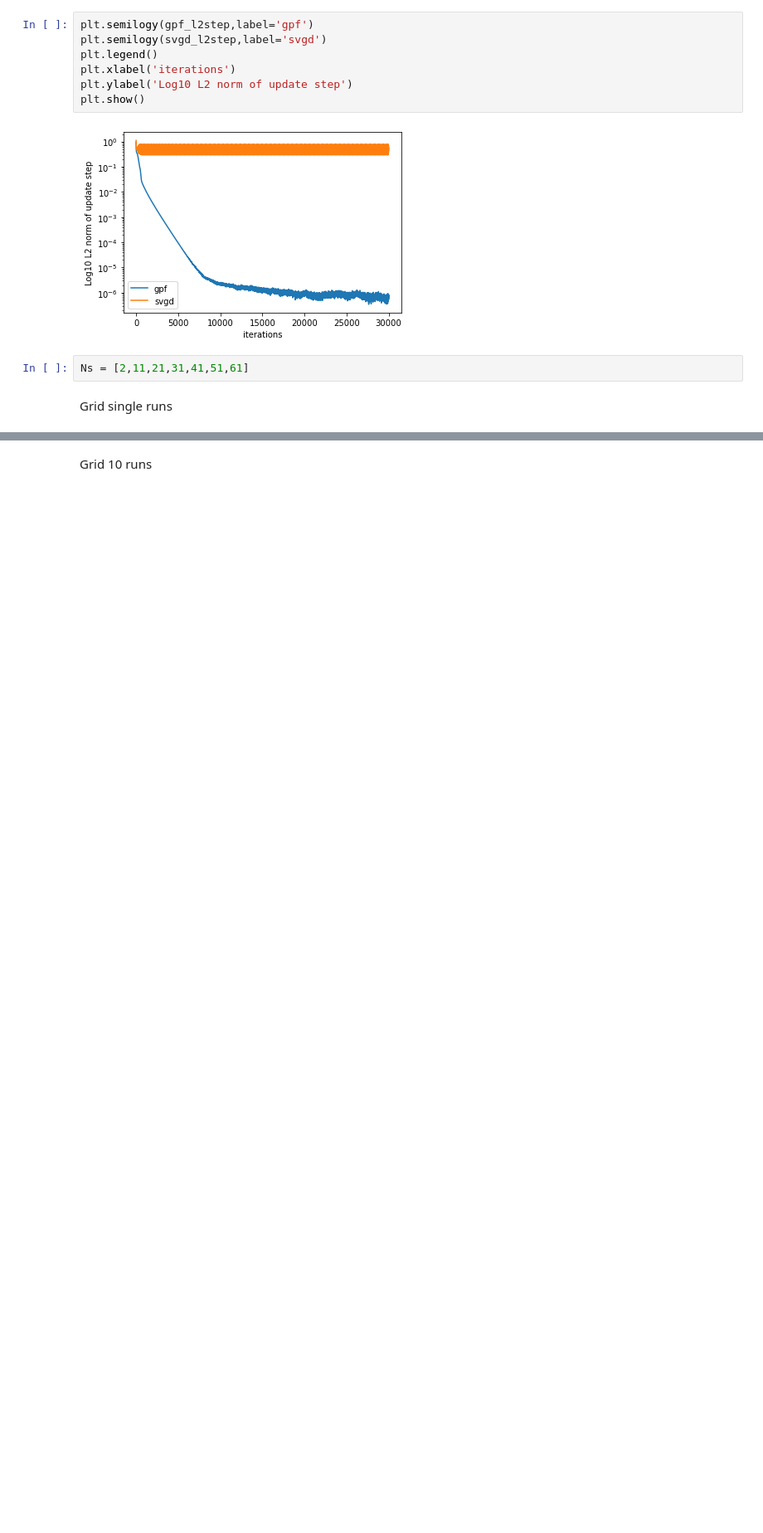
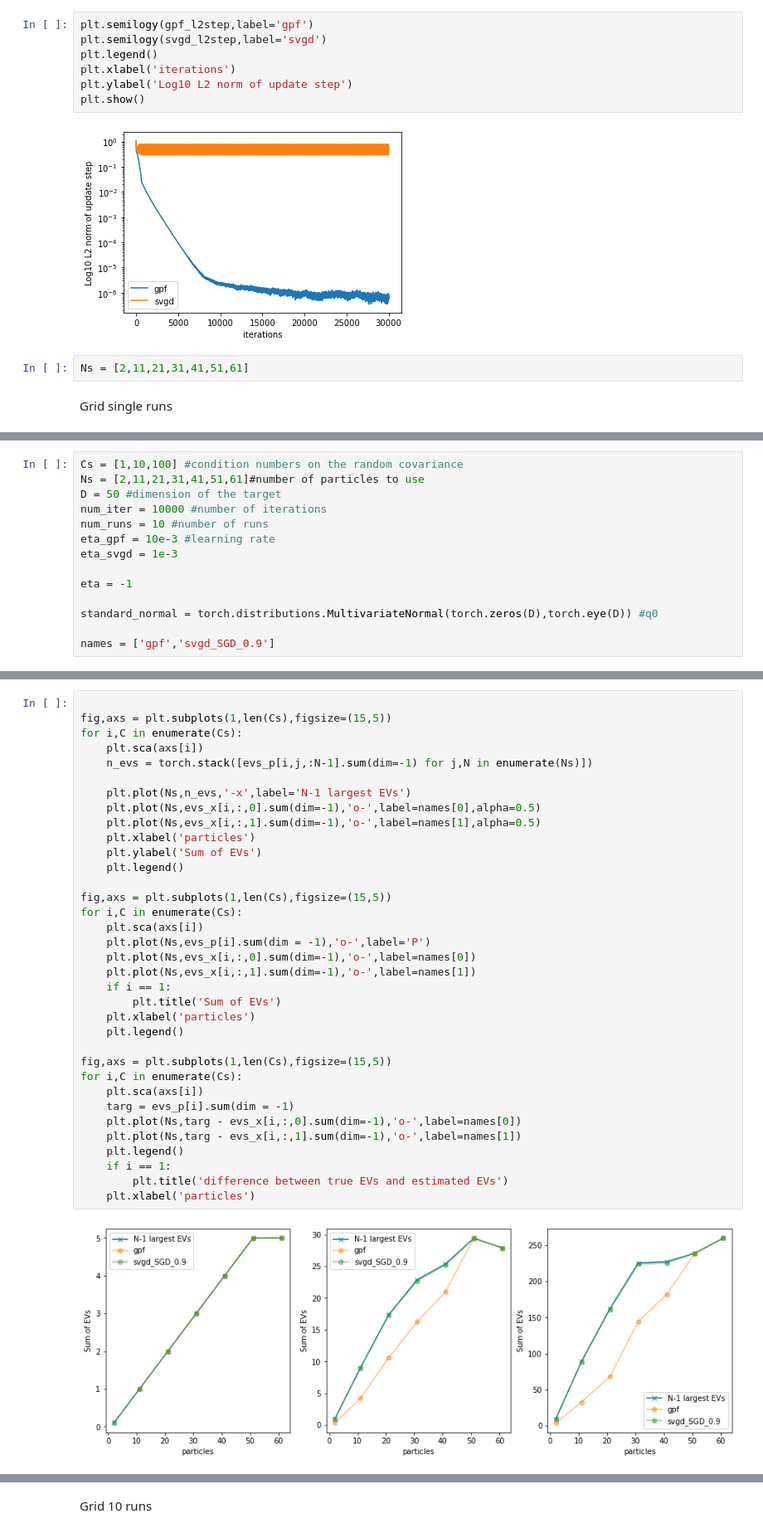
Before and after one commit to jthuemmel/linear_svgd, a Jupyter notebook: Results.ipynb, the cells around one changed output, grey strips where cells are left out. Shown at 83% size. Cells and saved outputs as stored; diff of their text form; blank space fills up the shorter version.

```diff
--- a/Results.ipynb
+++ b/Results.ipynb
@@ -200,0 +197,14 @@ for i,C in enumerate(Cs):
+# %%
+Cs = [1,10,100] #condition numbers on the random covariance
+Ns = [2,11,21,31,41,51,61]#number of particles to use
+D = 50 #dimension of the target
+num_iter = 10000 #number of iterations
+num_runs = 10 #number of runs
+eta_gpf = 10e-3 #learning rate
+eta_svgd = 1e-3
+
+eta = -1
+
+standard_normal = torch.distributions.MultivariateNormal(torch.zeros(D),torch.eye(D)) #q0
+
+names = ['gpf','svgd_SGD_0.9']
@@ -200,0 +276,37 @@ for i,C in enumerate(Cs):
+# %%
+
+fig,axs = plt.subplots(1,len(Cs),figsize=(15,5))
+for i,C in enumerate(Cs):
+    plt.sca(axs[i])
+    n_evs = torch.stack([evs_p[i,j,:N-1].sum(dim=-1) for j,N in enumerate(Ns)])
+
+    plt.plot(Ns,n_evs,'-x',label='N-1 largest EVs')
+    plt.plot(Ns,evs_x[i,:,0].sum(dim=-1),'o-',label=names[0],alpha=0.5)
+    plt.plot(Ns,evs_x[i,:,1].sum(dim=-1),'o-',label=names[1],alpha=0.5)
+    plt.xlabel('particles')
+    plt.ylabel('Sum of EVs')
+    plt.legend()
+
+fig,axs = plt.subplots(1,len(Cs),figsize=(15,5))
+for i,C in enumerate(Cs):
+    plt.sca(axs[i])
+    plt.plot(Ns,evs_p[i].sum(dim = -1),'o-',label='P')
+    plt.plot(Ns,evs_x[i,:,0].sum(dim=-1),'o-',label=names[0])
+    plt.plot(Ns,evs_x[i,:,1].sum(dim=-1),'o-',label=names[1])
+    if i == 1:
+        plt.title('Sum of EVs')
+    plt.xlabel('particles')
+    plt.legend()
+
+fig,axs = plt.subplots(1,len(Cs),figsize=(15,5))
+for i,C in enumerate(Cs):
+    plt.sca(axs[i])
+    targ = evs_p[i].sum(dim = -1)
+    plt.plot(Ns,targ - evs_x[i,:,0].sum(dim=-1),'o-',label=names[0])
+    plt.plot(Ns,targ - evs_x[i,:,1].sum(dim=-1),'o-',label=names[1])
+    plt.legend()
+    if i == 1:
+        plt.title('difference between true EVs and estimated EVs')
+    plt.xlabel('particles')
+# %% [output]
+[figure, added]
```
Also changed, not shown: parts of 14 cells of this notebook.
